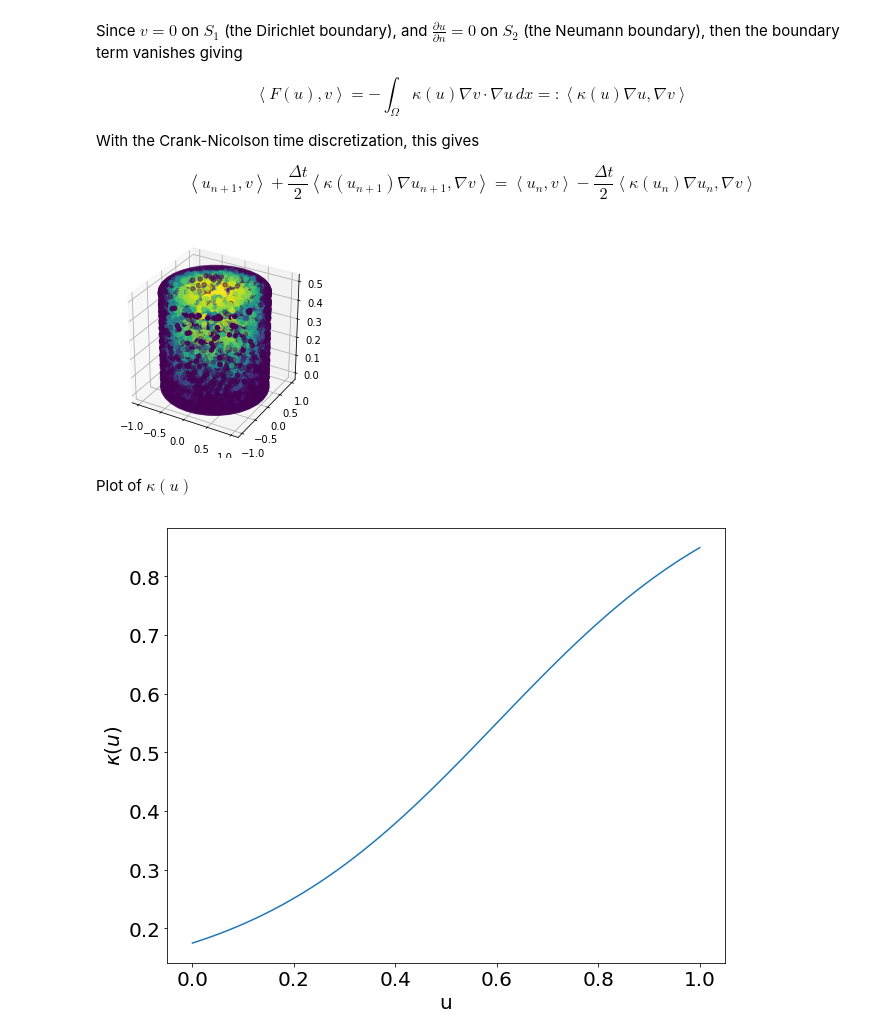
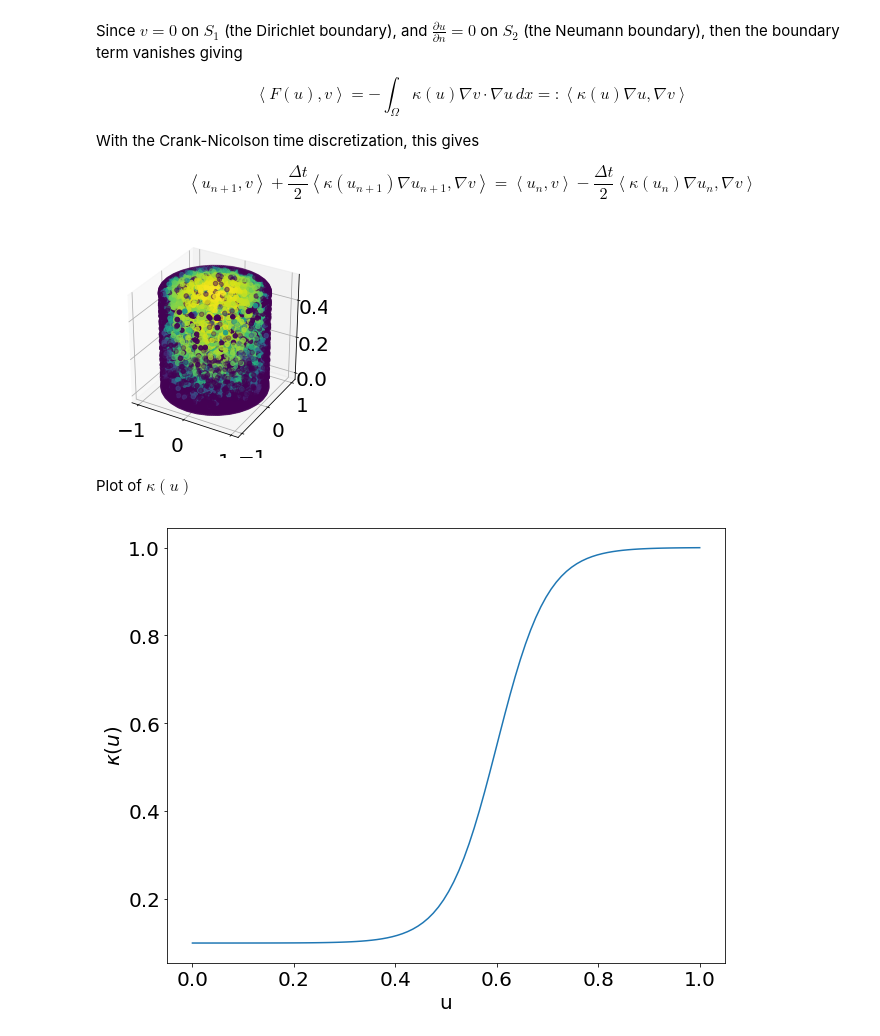
Before and after one commit to JeromeTroy/fenics-hgss, a Jupyter notebook: FEniCS Heat Equation.ipynb, the cells around one changed output. Cells and saved outputs as stored; diff of their text form; code cells hidden in the pictures.

```diff
--- a/FEniCS Heat Equation.ipynb
+++ b/FEniCS Heat Equation.ipynb
@@ -194,7 +194,7 @@ tol = 1e-1
 h = 0.5   # ratio of height to radius
 k = 0.1   # ratio of cooked heat diffusivity to raw diffusivity
 τ = 0.6   # (T_H - T*) / (T_H - T_c)
-η = 0.5   # rate of cooking at temperature
+η = 0.1   # rate of cooking at temperature
 
 
 
@@ -251,34 +251,34 @@ A = (u * v) * dx + Constant(0.5) * Δt * κ(u) * dot(grad(u), grad(v)) * dx
 F = A - L
 
 
 # initial condition
 u_init = interpolate(Constant(1.0), V)
 u_prev.assign(u_init)
 
 t = np.linspace(0, Tmax, Nt+1)
 u_sols = []
 u_sols.append(u_prev)
 
 # filename for storing solution
 xdmfname = "heat-nonlin-sol.xdmf"
 fout = XDMFFile(xdmfname)
 fout.parameters["flush_output"] = True
 fout.parameters["functions_share_mesh"] = True
 fout.parameters["rewrite_function_mesh"] = False
 
 # time stepping
 for n in range(Nt):
     #u_next = Function(V)
     solve(F==0, u, bc, solver_parameters={"newton_solver":{"relative_tolerance":1e-6}})
     u_prev.assign(u)
     u_sols.append(u_prev)
     fout.write(u_prev, t[n])
     #κ.u = u_prev
 
 plot(u_sols[-1])
 plt.show()
 # %% [output]
-[figure, old version]
+[figure, new version]
 # %% [markdown]
 Plot of $\kappa(u)$
 # %%
@@ -290,7 +290,7 @@ plt.rcParams.update({"font.size":20})
 h = 0.5   # ratio of height to radius
 k = 0.1   # ratio of cooked heat diffusivity to raw diffusivity
 τ = 0.6   # (T_H - T*) / (T_H - T_c)
-η = 0.5   # rate of cooking at temperature
+η = 0.1   # rate of cooking at temperature
 
 uvals = np.linspace(0, 1, 100)
 κ = lambda u: 1 - (1 - k) / 2 * (1 - np.tanh((u - τ) / η))
@@ -302,4 +302,4 @@ plt.ylabel("$\\kappa(u)$")
 plt.savefig("kappa-u.eps")
 plt.show()
 # %% [output]
-[figure, old version]
+[figure, new version]
```
Also changed, not shown: 4 other files.
